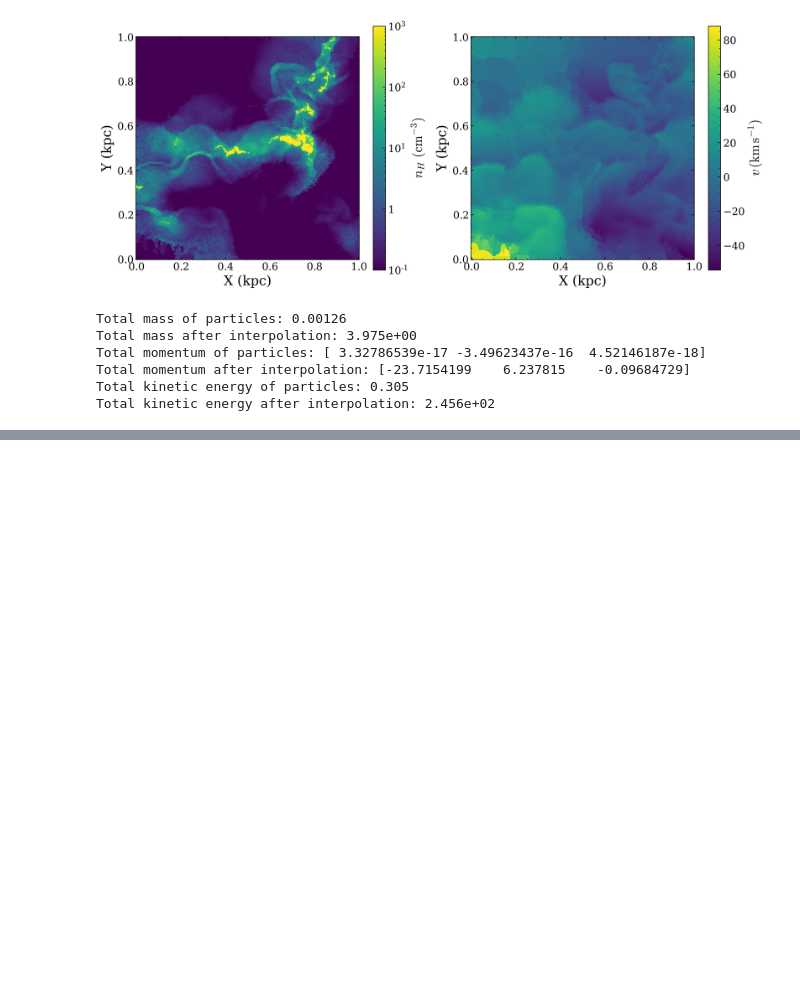
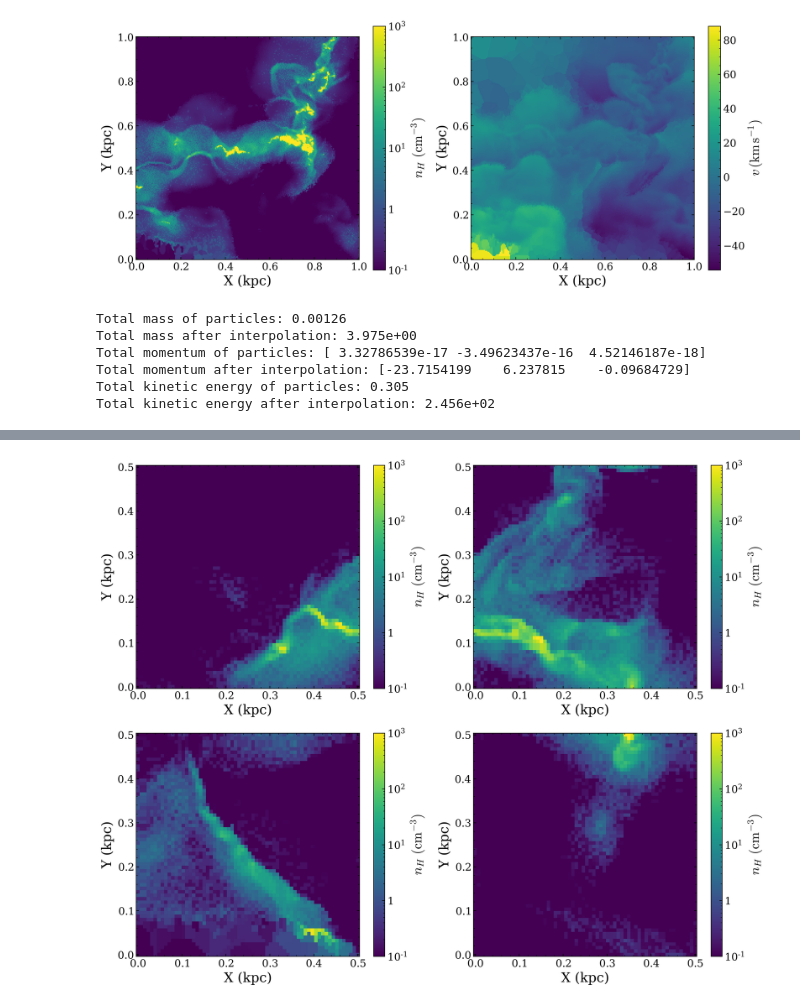
Before and after one commit to YujieH3/large-velocity-power-spectrum, a Jupyter notebook: debug_histoANN.ipynb, the cells around one changed output, grey strips where cells are left out. Cells and saved outputs as stored; diff of their text form; code cells hidden in the pictures; blank space fills up the shorter version.

```diff
--- a/debug_histoANN.ipynb
+++ b/debug_histoANN.ipynb
@@ -44,0 +119,4 @@ Testing
+# %%
+import numpy as np
+np.min(simParticles.h(smoothing_rate=1)), 2**-14
+# the radius of the particles is 50 times greater than cell length.
@@ -44,0 +161,3 @@ Testing
+# %%
+blocksDecomp = simParticles.interp_to_blocks('output', nblocks=2, Nblock=64,
+                                             eps=0.2)
@@ -44,0 +218,9 @@ Testing
+# %%
+fig, ax = plt.subplots(2, 2, figsize=(15, 12))
+blocksDecomp[0,0,0].plot_density_slice(index=32, axis=2, ax=ax[1,0])
+blocksDecomp[1,0,0].plot_density_slice(index=32, axis=2, ax=ax[0,0])
+blocksDecomp[0,1,0].plot_density_slice(index=32, axis=2, ax=ax[1,1])
+blocksDecomp[1,1,0].plot_density_slice(index=32, axis=2, ax=ax[0,1])
+plt.show()
+# %% [output]
+[figure, added]
```
Also changed, not shown: parts of 18 cells of this notebook, 5 other files.
